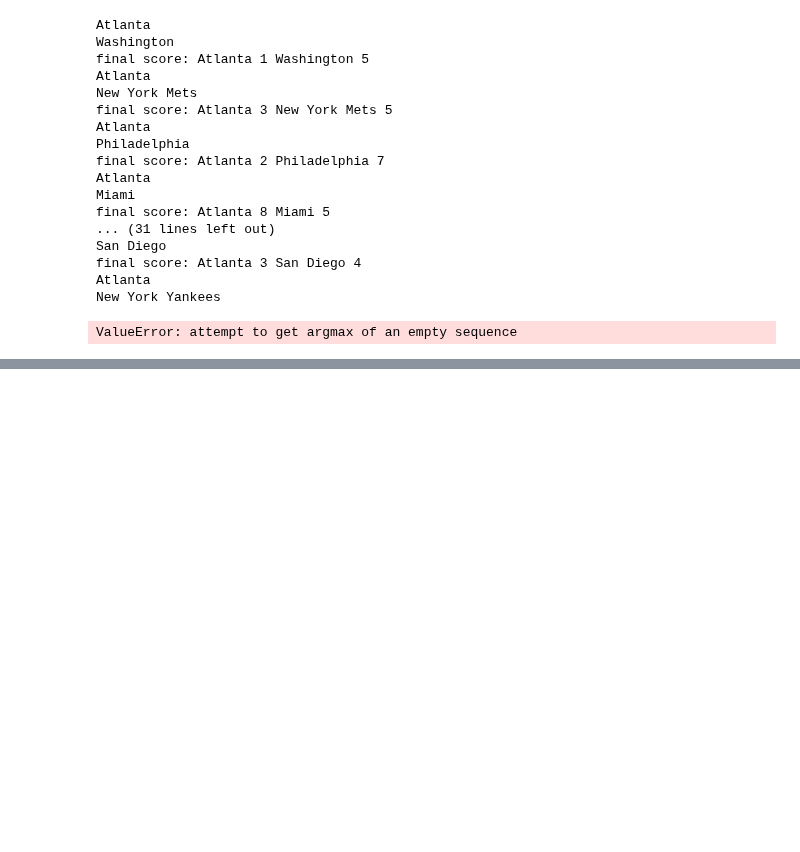
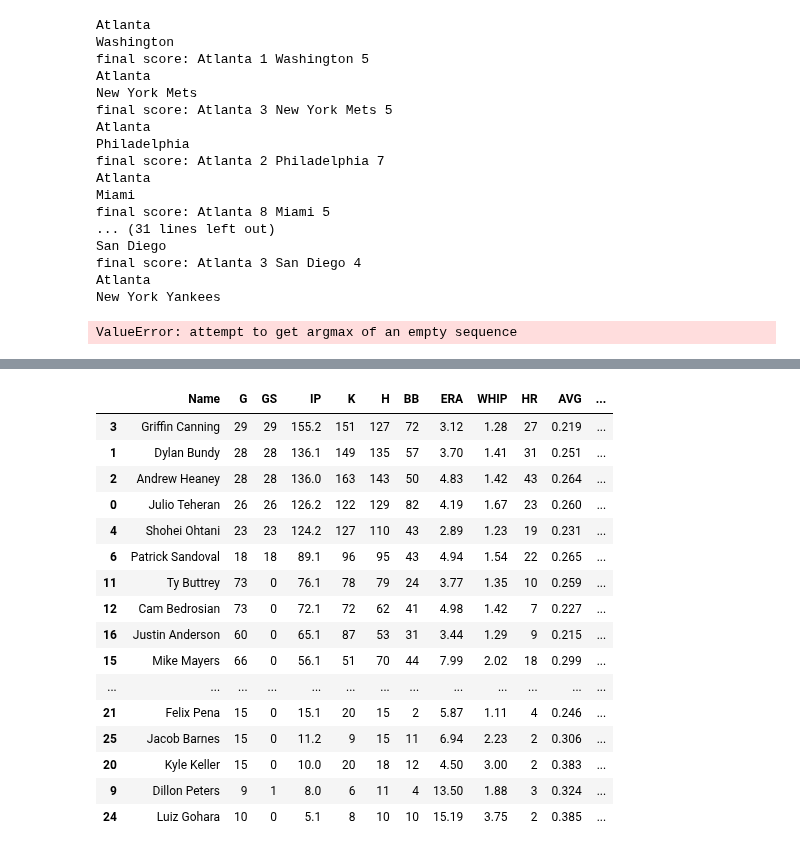
Before and after one commit to jmaloon1/Baseball-Simulator, a Jupyter notebook: Baseball Simulator.ipynb, the cells around one changed output, grey strips where cells are left out. Cells and saved outputs as stored; diff of their text form; code cells hidden in the pictures; blank space fills up the shorter version.

```diff
--- a/Baseball Simulator.ipynb
+++ b/Baseball Simulator.ipynb
@@ -2366,3 +2295,24 @@ b.singles_R
+# %%
+a, b = team_dict['Los Angeles Angels'].cum_stats_df()
+b
+# %% [output]
+|  | Name | G | GS | IP | K | H | BB | ERA | WHIP | HR | AVG | ... |
+| 3 | Griffin Canning | 29 | 29 | 155.2 | 151 | 127 | 72 | 3.12 | 1.28 | 27 | 0.219 | ... |
+| 1 | Dylan Bundy | 28 | 28 | 136.1 | 149 | 135 | 57 | 3.70 | 1.41 | 31 | 0.251 | ... |
+| 2 | Andrew Heaney | 28 | 28 | 136.0 | 163 | 143 | 50 | 4.83 | 1.42 | 43 | 0.264 | ... |
+| 0 | Julio Teheran | 26 | 26 | 126.2 | 122 | 129 | 82 | 4.19 | 1.67 | 23 | 0.260 | ... |
+| 4 | Shohei Ohtani | 23 | 23 | 124.2 | 127 | 110 | 43 | 2.89 | 1.23 | 19 | 0.231 | ... |
+| 6 | Patrick Sandoval | 18 | 18 | 89.1 | 96 | 95 | 43 | 4.94 | 1.54 | 22 | 0.265 | ... |
+| 11 | Ty Buttrey | 73 | 0 | 76.1 | 78 | 79 | 24 | 3.77 | 1.35 | 10 | 0.259 | ... |
+| 12 | Cam Bedrosian | 73 | 0 | 72.1 | 72 | 62 | 41 | 4.98 | 1.42 | 7 | 0.227 | ... |
+| 16 | Justin Anderson | 60 | 0 | 65.1 | 87 | 53 | 31 | 3.44 | 1.29 | 9 | 0.215 | ... |
+| 15 | Mike Mayers | 66 | 0 | 56.1 | 51 | 70 | 44 | 7.99 | 2.02 | 18 | 0.299 | ... |
+| ... | ... | ... | ... | ... | ... | ... | ... | ... | ... | ... | ... | ... |
+| 21 | Felix Pena | 15 | 0 | 15.1 | 20 | 15 | 2 | 5.87 | 1.11 | 4 | 0.246 | ... |
+| 25 | Jacob Barnes | 15 | 0 | 11.2 | 9 | 15 | 11 | 6.94 | 2.23 | 2 | 0.306 | ... |
+| 20 | Kyle Keller | 15 | 0 | 10.0 | 20 | 18 | 12 | 4.50 | 3.00 | 2 | 0.383 | ... |
+| 9 | Dillon Peters | 9 | 1 | 8.0 | 6 | 11 | 4 | 13.50 | 1.88 | 3 | 0.324 | ... |
+| 24 | Luiz Gohara | 10 | 0 | 5.1 | 8 | 10 | 10 | 15.19 | 3.75 | 2 | 0.385 | ... |
 # %%
 def convert_string(row, column):
 
```
Also changed, not shown: parts of 9 cells of this notebook.
